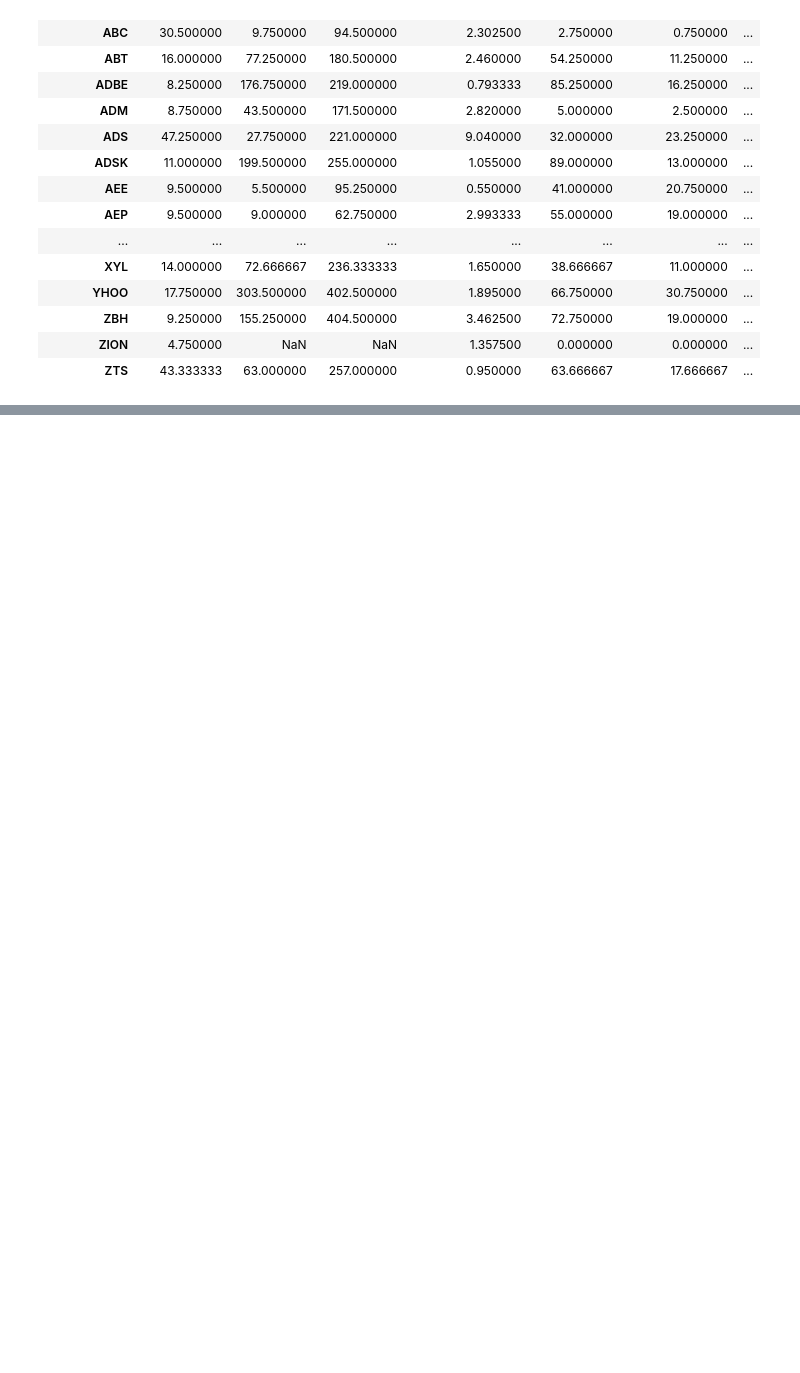
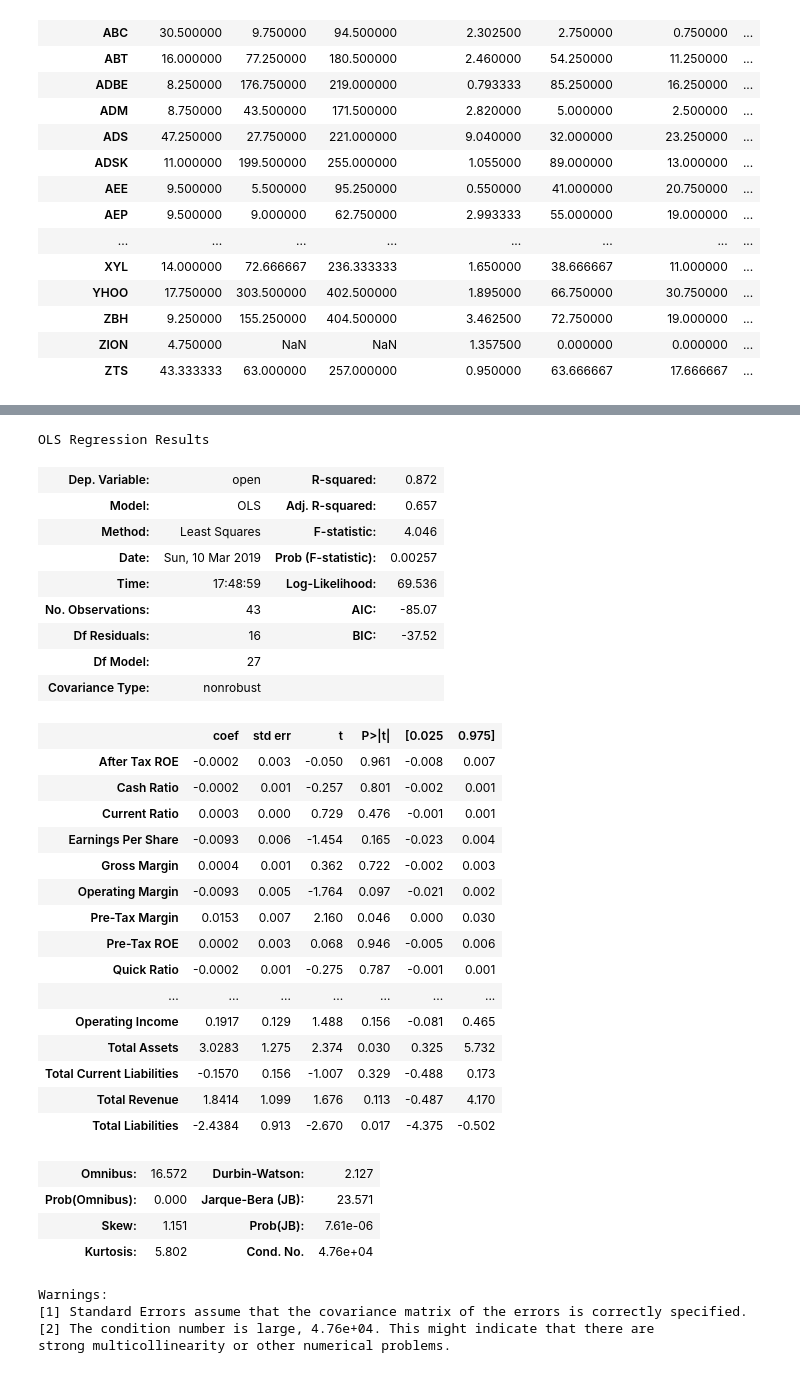
Before and after one commit to itskevinwin/INFO370-Project, a Jupyter notebook: Untitled.ipynb, the cells around one changed output, grey strips where cells are left out. Saved outputs shown, nothing was run; the diff lists cells and outputs as text; code cells hidden in the pictures; blank space fills up the shorter version.

Commit message:
Make attempts to do the stastical analysis.

```diff
--- a/Untitled.ipynb
+++ b/Untitled.ipynb
@@ -307,0 +406,45 @@ NameError: name 'NaN' is not defined
+# %%
+def multiAnalysis(dataset):
+    x = combined_df_without_na[all_fundaments_name]
+    y = dataset.open
+    res = sm.OLS(y, x).fit()
+    return res
+# %%
+multi_res = multiAnalysis(combined_df_without_na)
+# %%
+multi_res.summary()
+# %% [output]
+OLS Regression Results
+| Dep. Variable: | open | R-squared: | 0.872 |
+| Model: | OLS | Adj. R-squared: | 0.657 |
+| Method: | Least Squares | F-statistic: | 4.046 |
+| Date: | Sun, 10 Mar 2019 | Prob (F-statistic): | 0.00257 |
+| Time: | 17:48:59 | Log-Likelihood: | 69.536 |
+| No. Observations: | 43 | AIC: | -85.07 |
+| Df Residuals: | 16 | BIC: | -37.52 |
+| Df Model: | 27 |  |  |
+| Covariance Type: | nonrobust |  |  |
+|  | coef | std err | t | P>|t| | [0.025 | 0.975] |
+| After Tax ROE | -0.0002 | 0.003 | -0.050 | 0.961 | -0.008 | 0.007 |
+| Cash Ratio | -0.0002 | 0.001 | -0.257 | 0.801 | -0.002 | 0.001 |
+| Current Ratio | 0.0003 | 0.000 | 0.729 | 0.476 | -0.001 | 0.001 |
+| Earnings Per Share | -0.0093 | 0.006 | -1.454 | 0.165 | -0.023 | 0.004 |
+| Gross Margin | 0.0004 | 0.001 | 0.362 | 0.722 | -0.002 | 0.003 |
+| Operating Margin | -0.0093 | 0.005 | -1.764 | 0.097 | -0.021 | 0.002 |
+| Pre-Tax Margin | 0.0153 | 0.007 | 2.160 | 0.046 | 0.000 | 0.030 |
+| Pre-Tax ROE | 0.0002 | 0.003 | 0.068 | 0.946 | -0.005 | 0.006 |
+| Quick Ratio | -0.0002 | 0.001 | -0.275 | 0.787 | -0.001 | 0.001 |
+| ... | ... | ... | ... | ... | ... | ... |
+| Operating Income | 0.1917 | 0.129 | 1.488 | 0.156 | -0.081 | 0.465 |
+| Total Assets | 3.0283 | 1.275 | 2.374 | 0.030 | 0.325 | 5.732 |
+| Total Current Liabilities | -0.1570 | 0.156 | -1.007 | 0.329 | -0.488 | 0.173 |
+| Total Revenue | 1.8414 | 1.099 | 1.676 | 0.113 | -0.487 | 4.170 |
+| Total Liabilities | -2.4384 | 0.913 | -2.670 | 0.017 | -4.375 | -0.502 |
+| Omnibus: | 16.572 | Durbin-Watson: | 2.127 |
+| Prob(Omnibus): | 0.000 | Jarque-Bera (JB): | 23.571 |
+| Skew: | 1.151 | Prob(JB): | 7.61e-06 |
+| Kurtosis: | 5.802 | Cond. No. | 4.76e+04 |
+Warnings:
+[1] Standard Errors assume that the covariance matrix of the errors is correctly specified.
+[2] The condition number is large, 4.76e+04. This might indicate that there are
+strong multicollinearity or other numerical problems.
```
Also changed, not shown: parts of 20 cells of this notebook.
